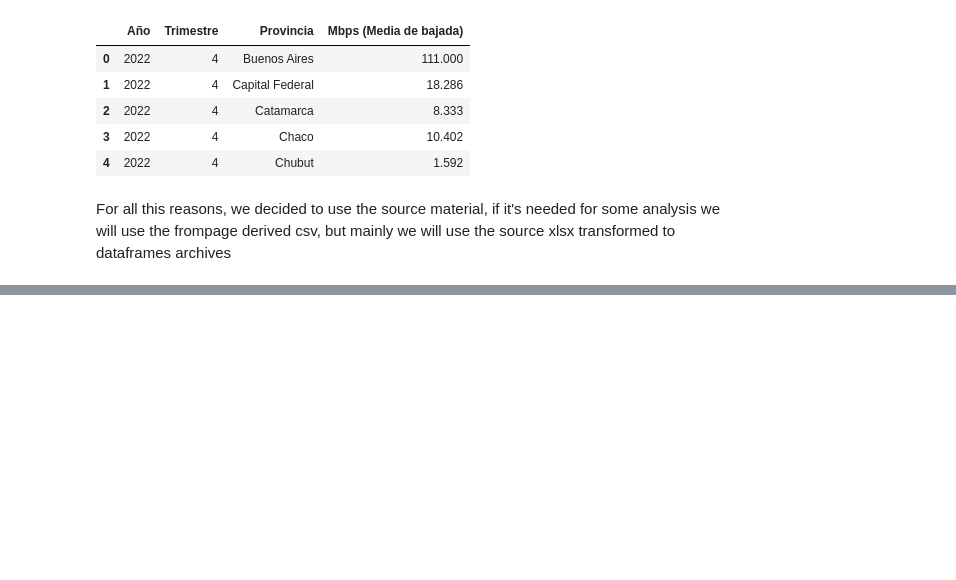
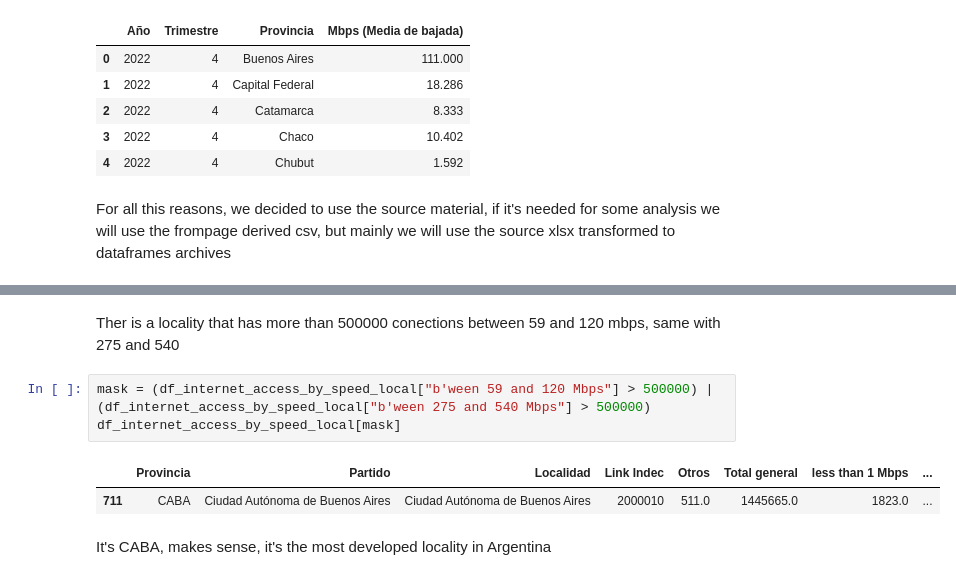
Before and after one commit to pablorobba/Data_Analyst_Telecomunication_project, a Jupyter notebook: 2 - EDA.ipynb, the cells around one changed output, grey strips where cells are left out. Saved outputs shown, nothing was run; the diff lists cells and outputs as text; blank space fills up the shorter version.

```diff
--- a/2 - EDA.ipynb
+++ b/2 - EDA.ipynb
@@ -232,0 +439,10 @@ For all this reasons, we decided to use the source material, if it's needed for
+# %% [markdown]
+Ther is a locality that has more than 500000 conections between 59 and 120 mbps, same with 275 and 540
+# %%
+mask = (df_internet_access_by_speed_local["b'ween 59 and 120 Mbps"] > 500000) | (df_internet_access_by_speed_local["b'ween 275 and 540 Mbps"] > 500000)
+df_internet_access_by_speed_local[mask]
+# %% [output]
+|  | Provincia | Partido | Localidad | Link Indec | Otros | Total general | less than 1 Mbps | ... |
+| 711 | CABA | Ciudad Autónoma de Buenos Aires | Ciudad Autónoma de Buenos Aires | 2000010 | 511.0 | 1445665.0 | 1823.0 | ... |
+# %% [markdown]
+It's CABA, makes sense, it's the most developed locality in Argentina
```
Also changed, not shown: parts of 28 cells of this notebook.
